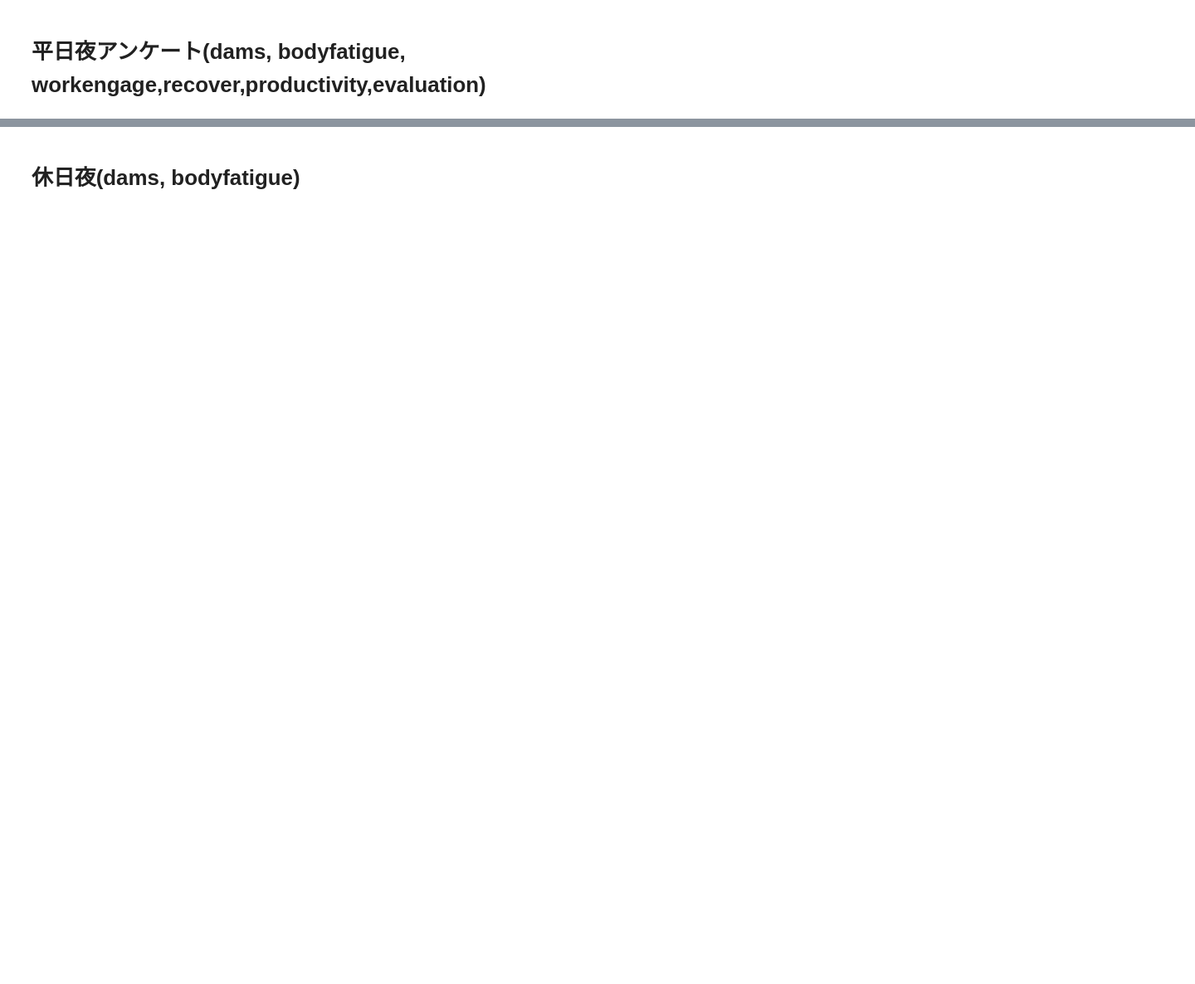
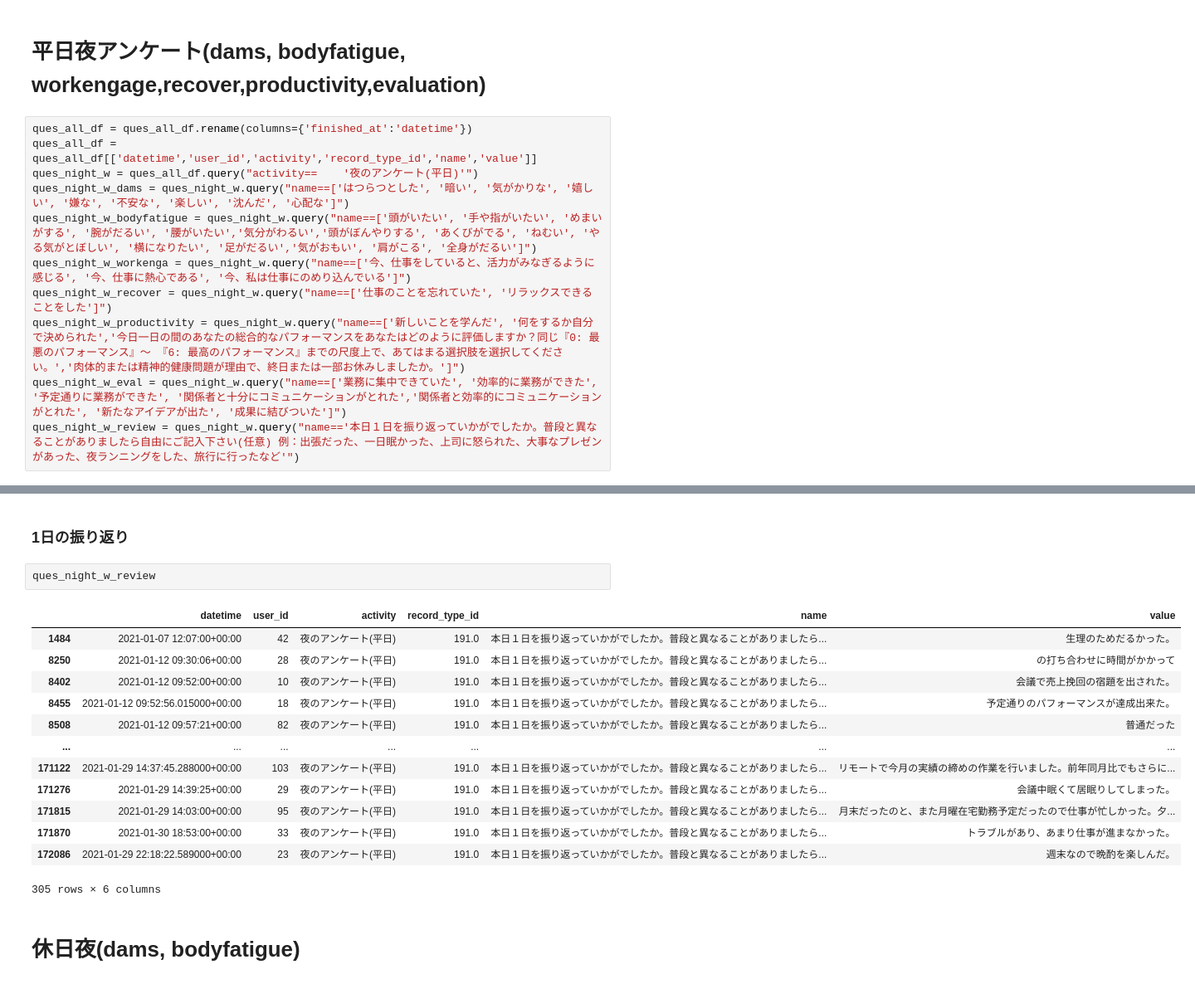
Before and after one commit to yusukennn/research_mental_prediction, a Jupyter notebook: preprocess.ipynb, the cells around one changed output, grey strips where cells are left out. Shown at 83% size. Drawn from its saved outputs; the diff is of its cells as text; blank space fills up the shorter version.

Commit message:
preprocessing questionaire night weekday data

```diff
--- a/preprocess.ipynb
+++ b/preprocess.ipynb
@@ -307,2 +293,13 @@ ques_evening_eval.to_csv('./questionaire_data/ques_')
 # %% [markdown]
 # 平日夜アンケート(dams, bodyfatigue, workengage,recover,productivity,evaluation)
+# %%
+ques_all_df = ques_all_df.rename(columns={'finished_at':'datetime'})
+ques_all_df = ques_all_df[['datetime','user_id','activity','record_type_id','name','value']]
+ques_night_w = ques_all_df.query("activity==	'夜のアンケート(平日)'")
+ques_night_w_dams = ques_night_w.query("name==['はつらつとした', '暗い', '気がかりな', '嬉しい', '嫌な', '不安な', '楽しい', '沈んだ', '心配な']")
+ques_night_w_bodyfatigue = ques_night_w.query("name==['頭がいたい', '手や指がいたい', 'めまいがする', '腕がだるい', '腰がいたい','気分がわるい','頭がぼんやりする', 'あくびがでる', 'ねむい', 'やる気がとぼしい', '横になりたい', '足がだるい','気がおもい', '肩がこる', '全身がだるい']")
+ques_night_w_workenga = ques_night_w.query("name==['今、仕事をしていると、活力がみなぎるように感じる', '今、仕事に熱心である', '今、私は仕事にのめり込んでいる']")
+ques_night_w_recover = ques_night_w.query("name==['仕事のことを忘れていた', 'リラックスできることをした']")
+ques_night_w_productivity = ques_night_w.query("name==['新しいことを学んだ', '何をするか自分で決められた','今日一日の間のあなたの総合的なパフォーマンスをあなたはどのように評価しますか？同じ『0: 最悪のパフォーマンス』～ 『6: 最高のパフォーマンス』までの尺度上で、あてはまる選択肢を選択してください。','肉体的または精神的健康問題が理由で、終日または一部お休みしましたか。']")
+ques_night_w_eval = ques_night_w.query("name==['業務に集中できていた', '効率的に業務ができた', '予定通りに業務ができた', '関係者と十分にコミュニケーションがとれた','関係者と効率的にコミュニケーションがとれた', '新たなアイデアが出た', '成果に結びついた']")
+ques_night_w_review = ques_night_w.query("name=='本日１日を振り返っていかがでしたか。普段と異なることがありましたら自由にご記入下さい(任意) 例：出張だった、一日眠かった、上司に怒られた、大事なプレゼンがあった、夜ランニングをした、旅行に行ったなど'")
@@ -309,2 +404,20 @@ ques_evening_eval.to_csv('./questionaire_data/ques_')
+# %% [markdown]
+### 1日の振り返り
+# %%
+ques_night_w_review
+# %% [output]
+|  | datetime | user_id | activity | record_type_id | name | value |
+| 1484 | 2021-01-07 12:07:00+00:00 | 42 | 夜のアンケート(平日) | 191.0 | 本日１日を振り返っていかがでしたか。普段と異なることがありましたら... | 生理のためだるかった。 |
+| 8250 | 2021-01-12 09:30:06+00:00 | 28 | 夜のアンケート(平日) | 191.0 | 本日１日を振り返っていかがでしたか。普段と異なることがありましたら... | の打ち合わせに時間がかかって |
+| 8402 | 2021-01-12 09:52:00+00:00 | 10 | 夜のアンケート(平日) | 191.0 | 本日１日を振り返っていかがでしたか。普段と異なることがありましたら... | 会議で売上挽回の宿題を出された。 |
+| 8455 | 2021-01-12 09:52:56.015000+00:00 | 18 | 夜のアンケート(平日) | 191.0 | 本日１日を振り返っていかがでしたか。普段と異なることがありましたら... | 予定通りのパフォーマンスが達成出来た。 |
+| 8508 | 2021-01-12 09:57:21+00:00 | 82 | 夜のアンケート(平日) | 191.0 | 本日１日を振り返っていかがでしたか。普段と異なることがありましたら... | 普通だった |
+| ... | ... | ... | ... | ... | ... | ... |
+| 171122 | 2021-01-29 14:37:45.288000+00:00 | 103 | 夜のアンケート(平日) | 191.0 | 本日１日を振り返っていかがでしたか。普段と異なることがありましたら... | リモートで今月の実績の締めの作業を行いました。前年同月比でもさらに... |
+| 171276 | 2021-01-29 14:39:25+00:00 | 29 | 夜のアンケート(平日) | 191.0 | 本日１日を振り返っていかがでしたか。普段と異なることがありましたら... | 会議中眠くて居眠りしてしまった。 |
+| 171815 | 2021-01-29 14:03:00+00:00 | 95 | 夜のアンケート(平日) | 191.0 | 本日１日を振り返っていかがでしたか。普段と異なることがありましたら... | 月末だったのと、また月曜在宅勤務予定だったので仕事が忙しかった。夕... |
+| 171870 | 2021-01-30 18:53:00+00:00 | 33 | 夜のアンケート(平日) | 191.0 | 本日１日を振り返っていかがでしたか。普段と異なることがありましたら... | トラブルがあり、あまり仕事が進まなかった。 |
+| 172086 | 2021-01-29 22:18:22.589000+00:00 | 23 | 夜のアンケート(平日) | 191.0 | 本日１日を振り返っていかがでしたか。普段と異なることがありましたら... | 週末なので晩酌を楽しんだ。 |
+305 rows × 6 columns
 # %% [markdown]
 # 休日夜(dams, bodyfatigue)
```
Also changed, not shown: parts of 15 cells of this notebook.
